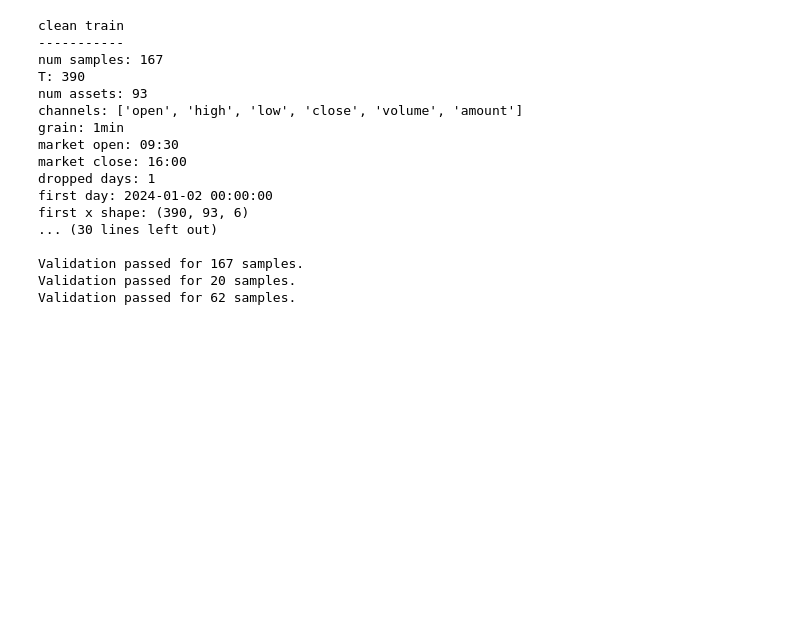
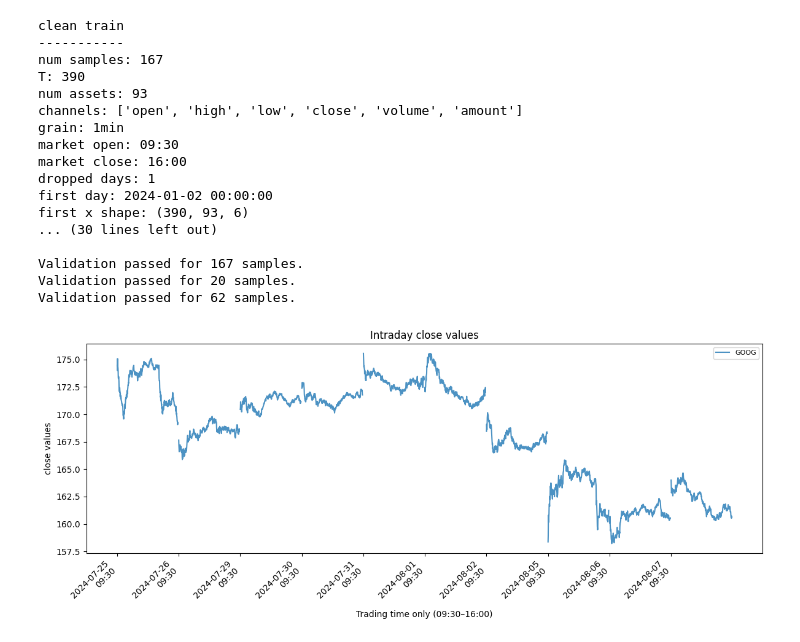
Before and after one commit to VishR-94/dynamic_graphs_thesis, a Jupyter notebook: notebooks/01_plot_candle_data.ipynb, the cells around one changed output. Saved outputs shown, nothing was run; the diff lists cells and outputs as text; code cells hidden in the pictures; blank space fills up the shorter version.

```diff
--- a/notebooks/01_plot_candle_data.ipynb
+++ b/notebooks/01_plot_candle_data.ipynb
@@ -205,13 +205,15 @@ print("labels:", labels_small)
 # %%
 fig, ax = plot_intraday_channel(
     split=train,
     channel='close',
-    sample_indices=[158],
-    assets="PPG",
+    sample_indices=slice(140,150),
+    assets="GOOG",
     normalize=False,
     mode="concat",
     max_samples=None
 )
+# %% [output]
+[figure, added]
 # %%
 fig, ax = plot_intraday_channel(
     split=train,
```
Also changed, not shown: parts of 6 cells of this notebook, 2 other files.
